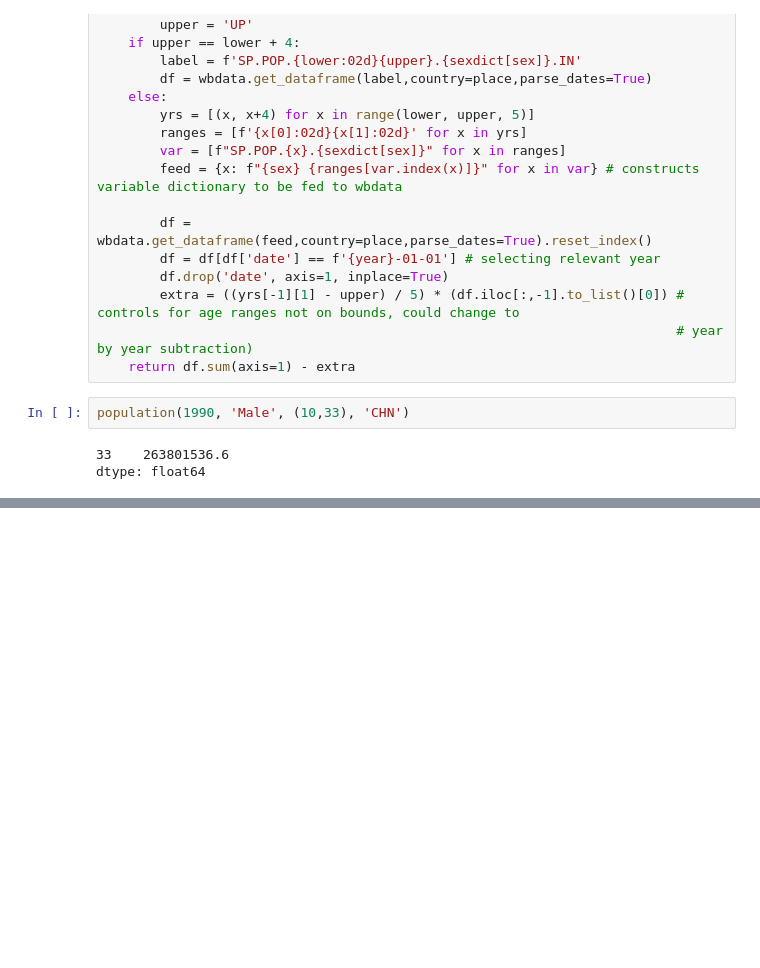
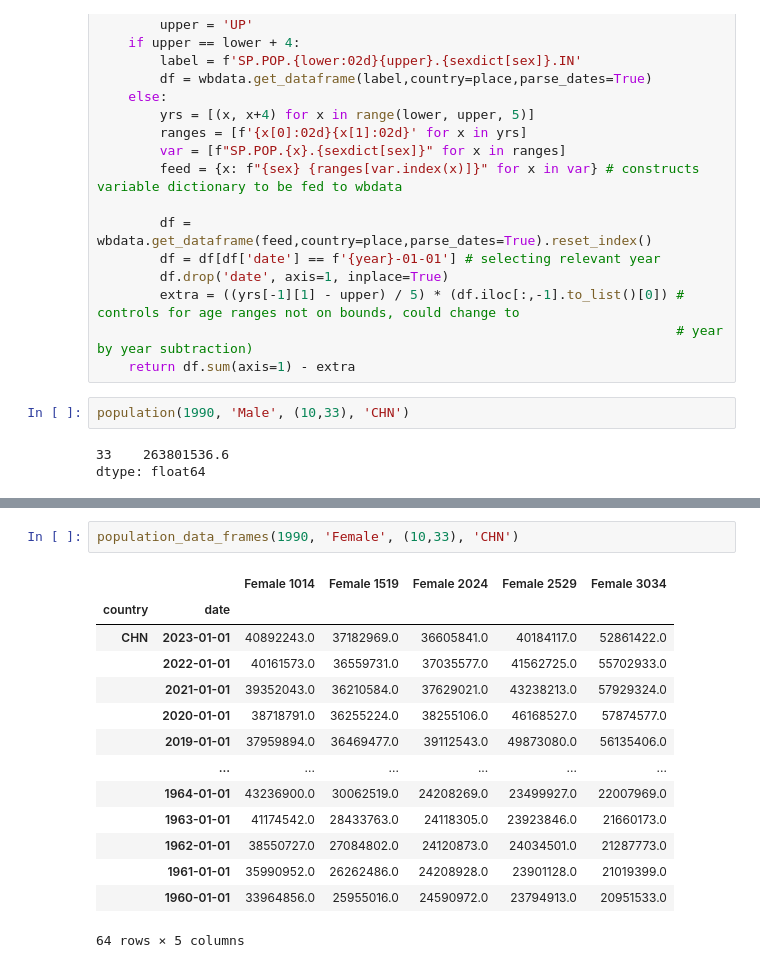
Before and after one commit to allisonpvn/ENVECON153_Proj1, a Jupyter notebook: Code.ipynb, the cells around one changed output, grey strips where cells are left out. Cells and saved outputs as stored; diff of their text form; blank space fills up the shorter version.

```diff
--- a/Code.ipynb
+++ b/Code.ipynb
@@ -169,0 +172,17 @@ population_data_frames(1990, 'Male', (10,33), 'CHN')
+# %%
+population_data_frames(1990, 'Female', (10,33), 'CHN')
+# %% [output]
+|  |  | Female 1014 | Female 1519 | Female 2024 | Female 2529 | Female 3034 |
+| country | date |  |  |  |  |  |
+| CHN | 2023-01-01 | 40892243.0 | 37182969.0 | 36605841.0 | 40184117.0 | 52861422.0 |
+|  | 2022-01-01 | 40161573.0 | 36559731.0 | 37035577.0 | 41562725.0 | 55702933.0 |
+|  | 2021-01-01 | 39352043.0 | 36210584.0 | 37629021.0 | 43238213.0 | 57929324.0 |
+|  | 2020-01-01 | 38718791.0 | 36255224.0 | 38255106.0 | 46168527.0 | 57874577.0 |
+|  | 2019-01-01 | 37959894.0 | 36469477.0 | 39112543.0 | 49873080.0 | 56135406.0 |
+|  | ... | ... | ... | ... | ... | ... |
+|  | 1964-01-01 | 43236900.0 | 30062519.0 | 24208269.0 | 23499927.0 | 22007969.0 |
+|  | 1963-01-01 | 41174542.0 | 28433763.0 | 24118305.0 | 23923846.0 | 21660173.0 |
+|  | 1962-01-01 | 38550727.0 | 27084802.0 | 24120873.0 | 24034501.0 | 21287773.0 |
+|  | 1961-01-01 | 35990952.0 | 26262486.0 | 24208928.0 | 23901128.0 | 21019399.0 |
+|  | 1960-01-01 | 33964856.0 | 25955016.0 | 24590972.0 | 23794913.0 | 20951533.0 |
+64 rows × 5 columns
```
Also changed, not shown: parts of 18 cells of this notebook.
